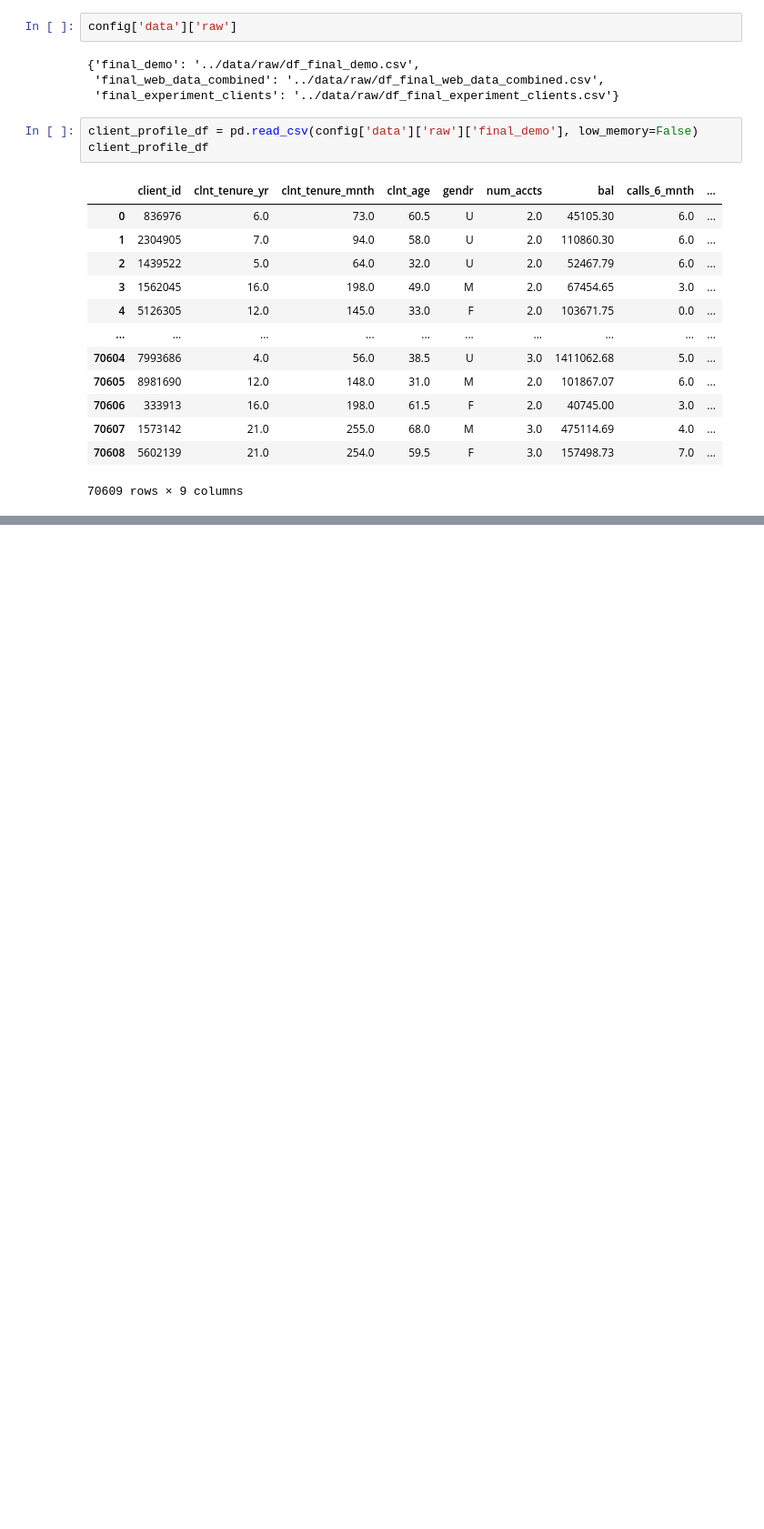
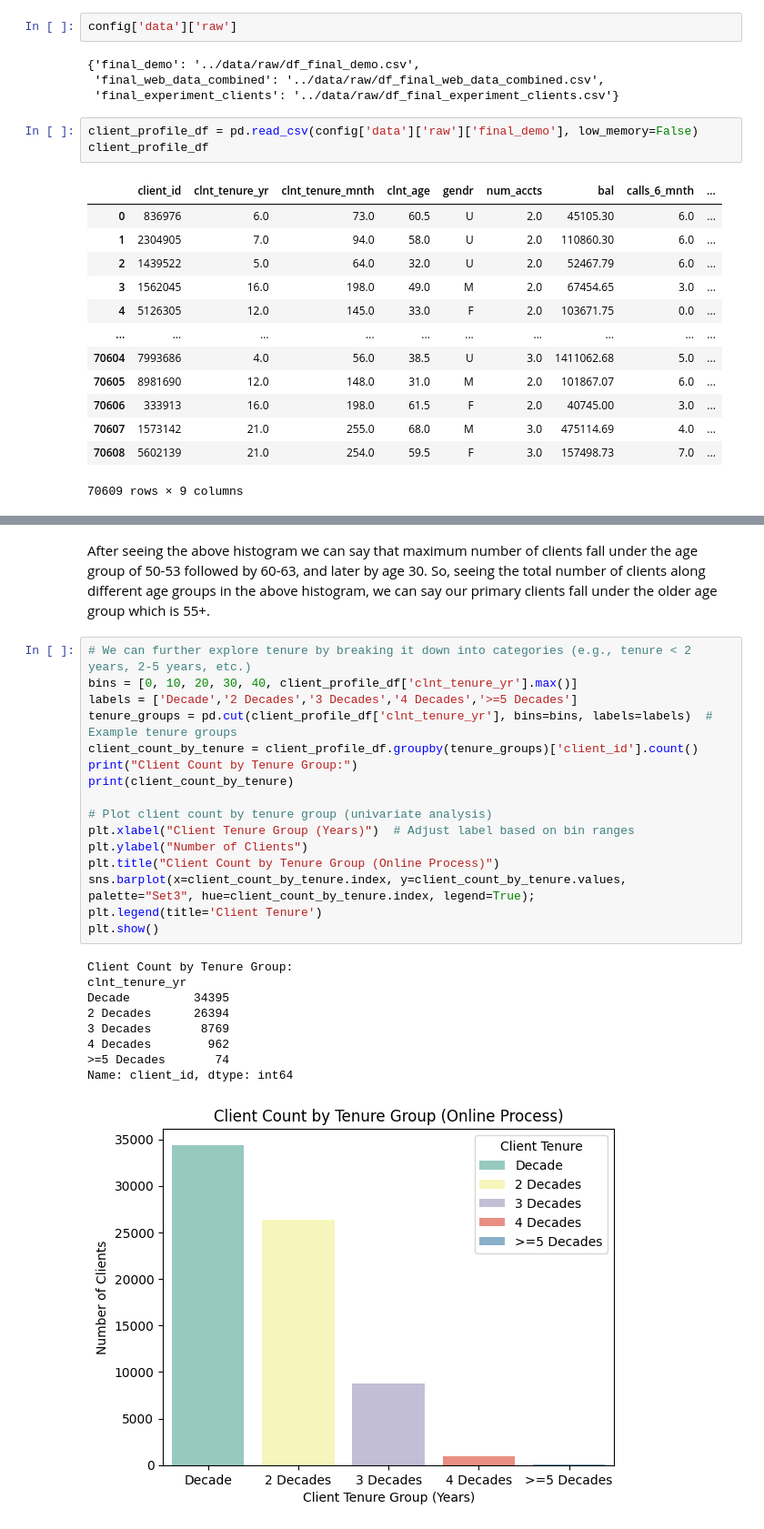
Before and after one commit to jayashreenagaraju/vanguard-test-control-analysis, a Jupyter notebook: notebooks/Customer-Experience.ipynb, the cells around one changed output, grey strips where cells are left out. Shown: that part at 91% size. Drawn from its saved outputs; the diff is of its cells as text; blank space fills up the shorter version.

```diff
--- a/notebooks/Customer-Experience.ipynb
+++ b/notebooks/Customer-Experience.ipynb
@@ -70,0 +435,29 @@ experiment_roster_df
+# %% [markdown]
+After seeing the above histogram we can say that maximum number of clients fall under the age group of 50-53 followed by 60-63, and later by age 30.
+So, seeing the total number of clients along different age groups in the above histogram, we can say our primary clients fall under the older age group which is 55+.
+# %%
+# We can further explore tenure by breaking it down into categories (e.g., tenure < 2 years, 2-5 years, etc.)
+bins = [0, 10, 20, 30, 40, client_profile_df['clnt_tenure_yr'].max()]
+labels = ['Decade','2 Decades','3 Decades','4 Decades','>=5 Decades']
+tenure_groups = pd.cut(client_profile_df['clnt_tenure_yr'], bins=bins, labels=labels)  # Example tenure groups
+client_count_by_tenure = client_profile_df.groupby(tenure_groups)['client_id'].count()
+print("Client Count by Tenure Group:")
+print(client_count_by_tenure)
+
+# Plot client count by tenure group (univariate analysis)
+plt.xlabel("Client Tenure Group (Years)")  # Adjust label based on bin ranges
+plt.ylabel("Number of Clients")
+plt.title("Client Count by Tenure Group (Online Process)")
+sns.barplot(x=client_count_by_tenure.index, y=client_count_by_tenure.values, palette="Set3", hue=client_count_by_tenure.index, legend=True);
+plt.legend(title='Client Tenure')
+plt.show()
+# %% [output]
+Client Count by Tenure Group:
+clnt_tenure_yr
+Decade         34395
+2 Decades      26394
+3 Decades       8769
+4 Decades        962
+>=5 Decades       74
+Name: client_id, dtype: int64
+[figure, added]
```
Also changed, not shown: parts of 55 cells of this notebook, 1 other file.
